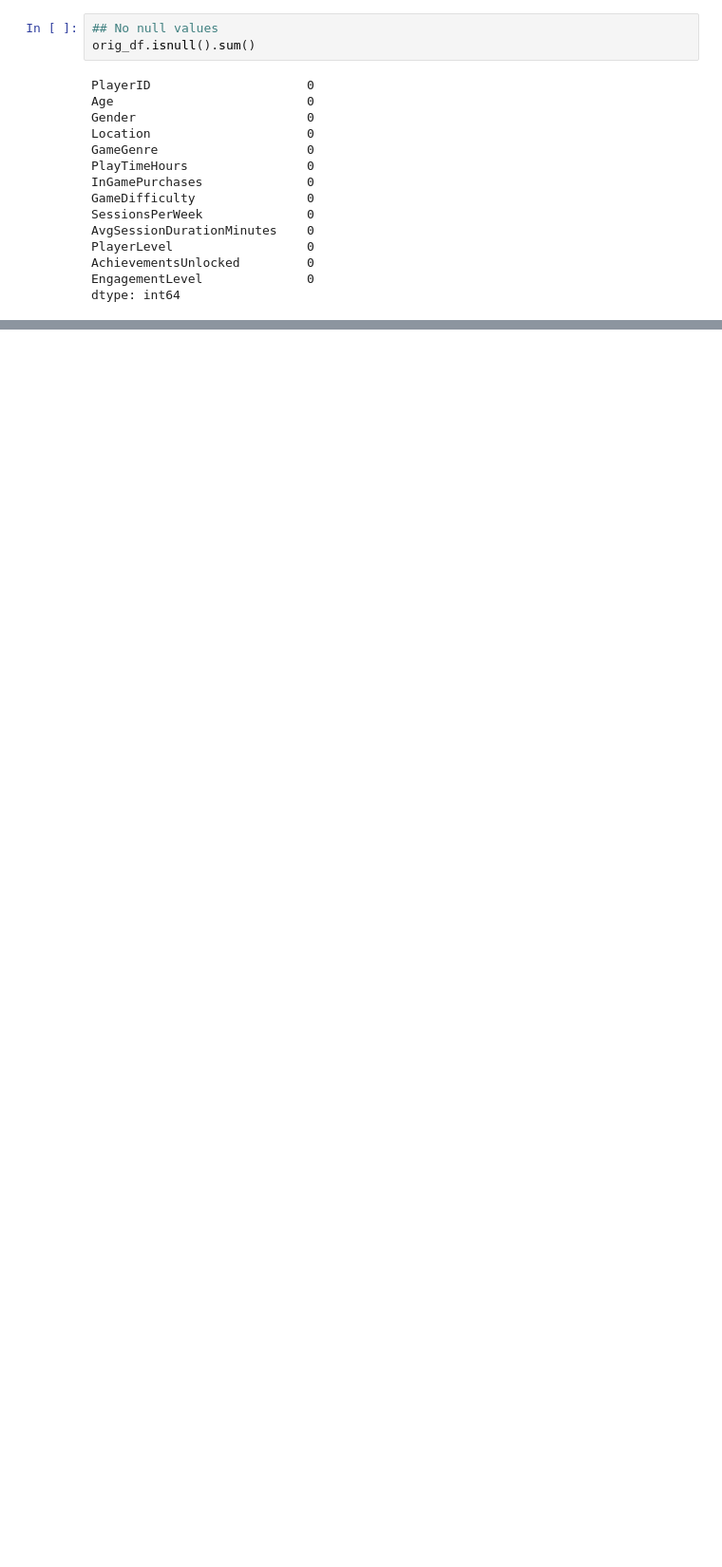
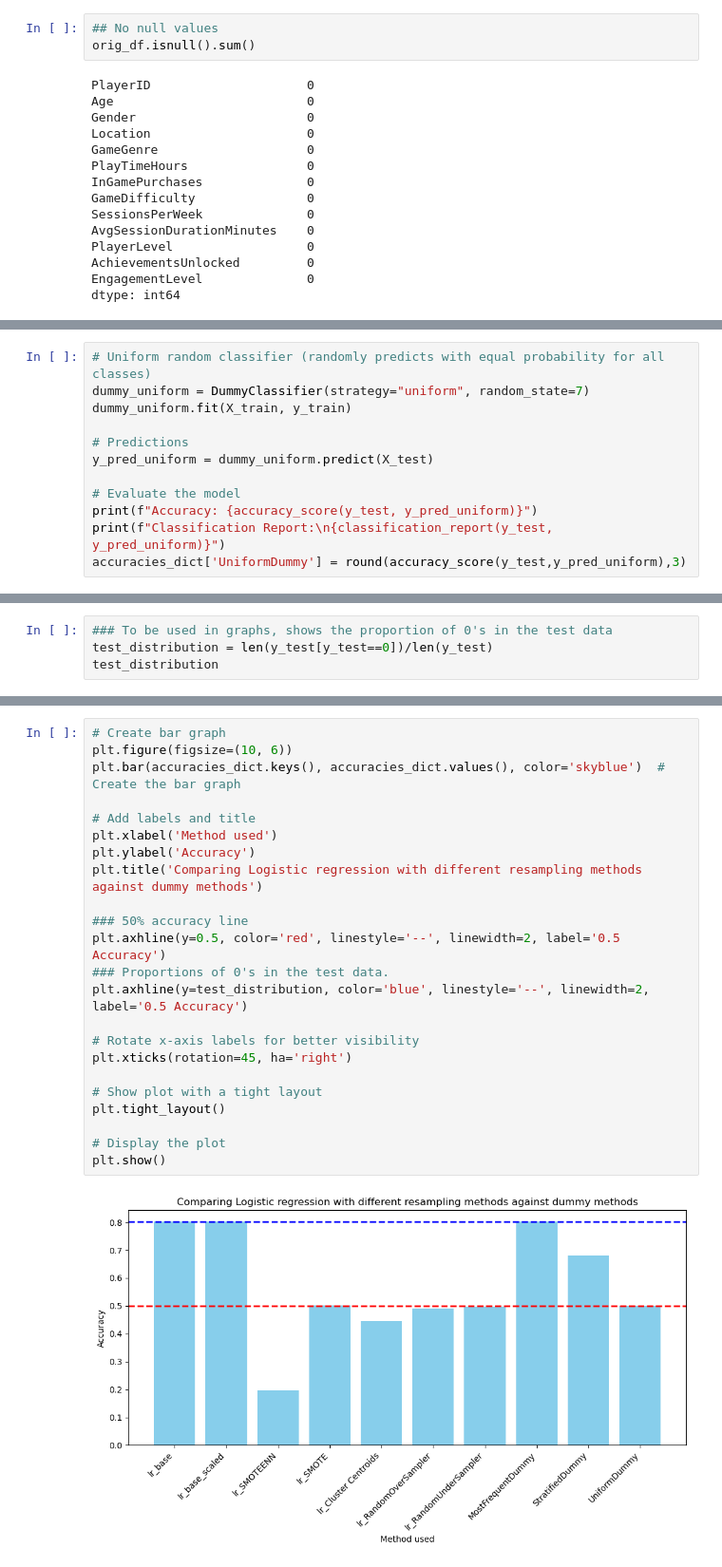
Before and after one commit to baraban7890/In-App-Purchase-Analysis, a Jupyter notebook: coding_analysis/alex_file.ipynb, the cells around one changed output, grey strips where cells are left out. Shown at 95% size. Drawn from its saved outputs; the diff is of its cells as text; blank space fills up the shorter version.

Commit message:
Removed a bunch of unneeded methods in utils, and finished Alexs ipynb file

```diff
--- a/coding_analysis/alex_file.ipynb
+++ b/coding_analysis/alex_file.ipynb
@@ -151,0 +237,12 @@ weighted avg       0.98      0.98      0.98      4021
+# %%
+# Uniform random classifier (randomly predicts with equal probability for all classes)
+dummy_uniform = DummyClassifier(strategy="uniform", random_state=7)
+dummy_uniform.fit(X_train, y_train)
+
+# Predictions
+y_pred_uniform = dummy_uniform.predict(X_test)
+
+# Evaluate the model
+print(f"Accuracy: {accuracy_score(y_test, y_pred_uniform)}")
+print(f"Classification Report:\n{classification_report(y_test, y_pred_uniform)}")
+accuracies_dict['UniformDummy'] = round(accuracy_score(y_test,y_pred_uniform),3)
@@ -151,0 +260,4 @@ weighted avg       0.98      0.98      0.98      4021
+# %%
+### To be used in graphs, shows the proportion of 0's in the test data
+test_distribution = len(y_test[y_test==0])/len(y_test)
+test_distribution
@@ -151,0 +266,25 @@ weighted avg       0.98      0.98      0.98      4021
+# %%
+# Create bar graph
+plt.figure(figsize=(10, 6))
+plt.bar(accuracies_dict.keys(), accuracies_dict.values(), color='skyblue')  # Create the bar graph
+
+# Add labels and title
+plt.xlabel('Method used')
+plt.ylabel('Accuracy')
+plt.title('Comparing Logistic regression with different resampling methods against dummy methods')
+
+### 50% accuracy line
+plt.axhline(y=0.5, color='red', linestyle='--', linewidth=2, label='0.5 Accuracy')
+### Proportions of 0's in the test data.
+plt.axhline(y=test_distribution, color='blue', linestyle='--', linewidth=2, label='0.5 Accuracy')
+
+# Rotate x-axis labels for better visibility
+plt.xticks(rotation=45, ha='right')
+
+# Show plot with a tight layout
+plt.tight_layout()
+
+# Display the plot
+plt.show()
+# %% [output]
+[figure, added]
```
Also changed, not shown: parts of 18 cells of this notebook, 1 other file.
